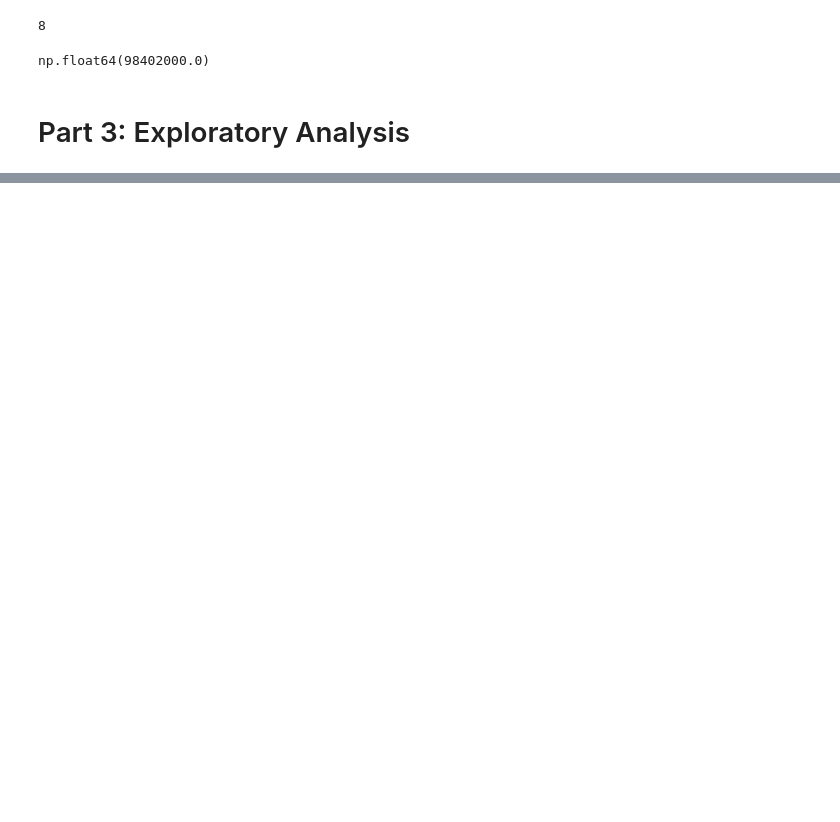
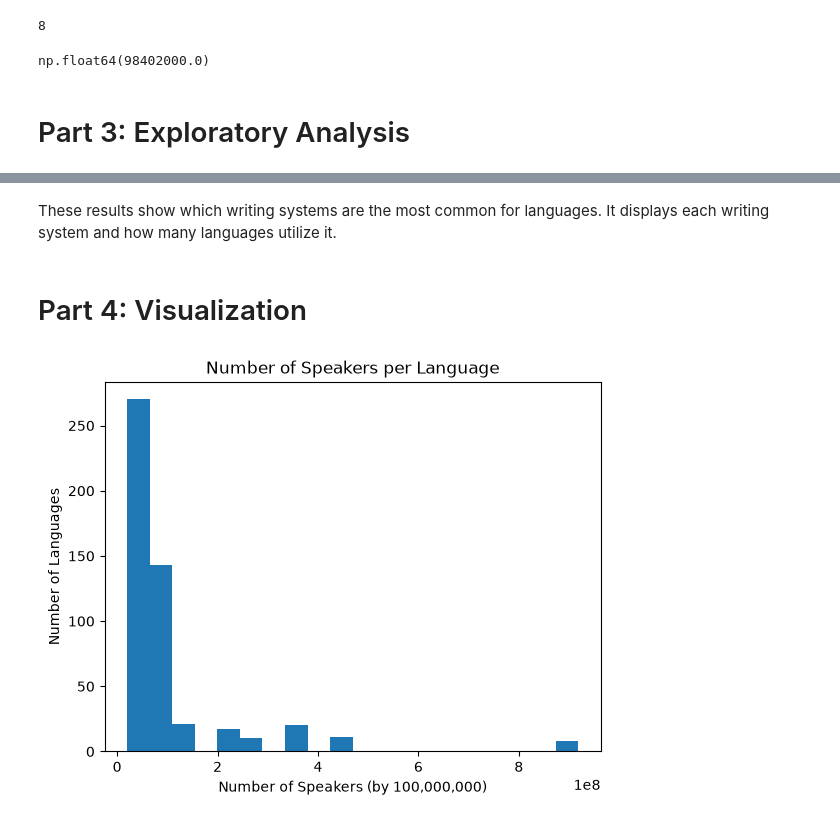
Before and after one commit to haleybriggssain/STA556-HW2, a Jupyter notebook: notebooks/homework2.ipynb, the cells around one changed output, grey strips where cells are left out. Saved outputs shown, nothing was run; the diff lists cells and outputs as text; code cells hidden in the pictures; blank space fills up the shorter version.

```diff
--- a/notebooks/homework2.ipynb
+++ b/notebooks/homework2.ipynb
@@ -38,20 +40,22 @@ There are no missing values. There are 500 rows and 6 columns which means there
 # %% [markdown]
 # Part 2: Modular Cleaning
 # %%
-def clean_columns(data):
+def clean_columns(data: pd.DataFrame) -> pd.DataFrame:
     """Get rid of spaces in the column names
 
     Parameters
     ---
-    data
+    data: DataFrame
         dataset
 
     Returns
     ---
     dataframe
-        dataframe with no spaces in the columns
+        dataframe of dataset with no spaces in the columns
 
     """
-    return data.columns.str.replace(' ', '')
+    data.columns = data.columns.str.replace(' ', '')
+    return data
 
-languages = clean_columns(languages)
+
+clean_columns(languages).head()
@@ -127,0 +158,14 @@ Length: 173, dtype: int64
+# %% [markdown]
+These results show which writing systems are the most common for languages. It displays each writing system and how many languages utilize it.
+# %% [markdown]
+# Part 4: Visualization
+# %%
+# Plot 1: distribution
+
+plt.hist(languages["Speakers"], bins = 20)
+plt.xlabel("Number of Speakers (by 100,000,000)")
+plt.ylabel("Number of Languages")
+plt.title("Number of Speakers per Language")
+plt.show()
+# %% [output]
+[figure, added]
```
Also changed, not shown: parts of 9 cells of this notebook.
